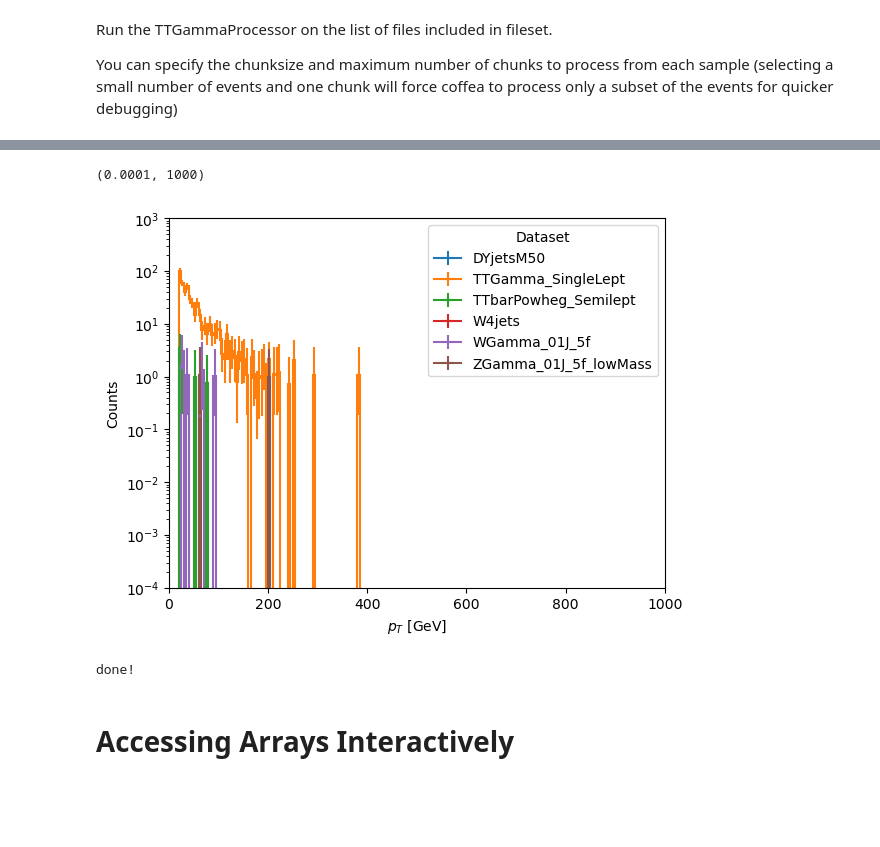
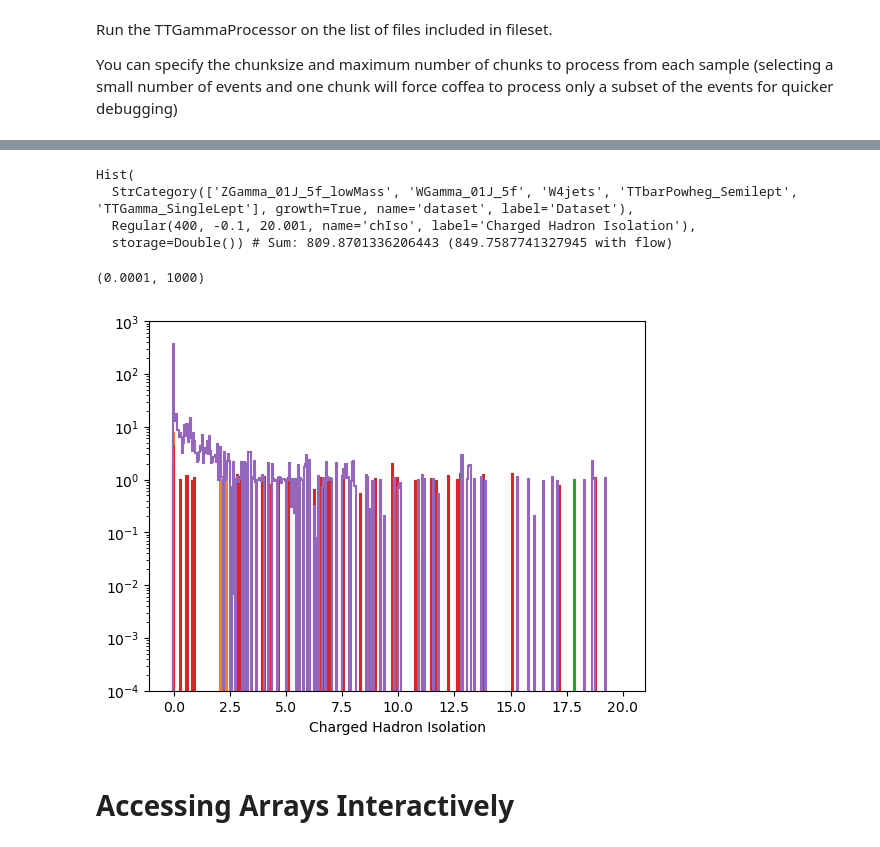
Before and after one commit to ricEsco/TTGamma_LongExercise, a Jupyter notebook: TTGammaLongExercise.ipynb, the cells around one changed output, grey strips where cells are left out. Cells and saved outputs as stored; diff of their text form; code cells hidden in the pictures; blank space fills up the shorter version.

Commit message:
update to scikit-hep hist

```diff
--- a/TTGammaLongExercise.ipynb
+++ b/TTGammaLongExercise.ipynb
@@ -83,25 +88,32 @@ h = output['photon_pt'].sum("category", "lepFlavor").integrate("systematic", "no
+# %%
+import hist
+import matplotlib.pyplot as plt
+
+h = output['photon_chIso'][{"lepFlavor": slice(hist.underflow, hist.overflow, sum)}];
+h = h[{"systematic": "nominal"}][{"category": slice(hist.underflow, hist.overflow, sum)}];
+h
+# %% [output]
+Hist(
+  StrCategory(['ZGamma_01J_5f_lowMass', 'WGamma_01J_5f', 'W4jets', 'TTbarPowheg_Semilept', 'TTGamma_SingleLept'], growth=True, name='dataset', label='Dataset'),
+  Regular(400, -0.1, 20.001, name='chIso', label='Charged Hadron Isolation'),
+  storage=Double()) # Sum: 809.8701336206443 (849.7587741327945 with flow)
 # %%
-from coffea import hist
-import matplotlib.pyplot as plt
-
-hist.plot1d(h, overlay='dataset')
+h.plot1d(overlay='dataset')
 plt.yscale('log')
 plt.ylim(1e-4, 1000)
 # %% [output]
 (0.0001, 1000)
-[figure, old version]
+[figure, new version]
 # %%
-expected = util.load("output_Expected.coffea")
+#expected = util.load("output_Expected.coffea")
 
-hname = "photon_chIso"
-for key in expected[hname].values():
-    mine = output[hname].values()[key]
-    other = expected[hname].values()[key]
-    if (~ak.all(mine == other)):
-        print(key, ak.all(mine == other))
-print('done!')
+#hname = "photon_chIso"
+#for key in expected[hname].values():
+#    mine = output[hname].values()
+#    other = expected[hname].values()[key]
+#    if (~ak.all(mine == other)):
+#        print(key, ak.all(mine == other))
+#print('done!')
-# %% [output]
-done!
 # %% [markdown]
 # Accessing Arrays Interactively
 # %% [markdown]
```
Also changed, not shown: parts of 3 cells of this notebook, 1 other file.
